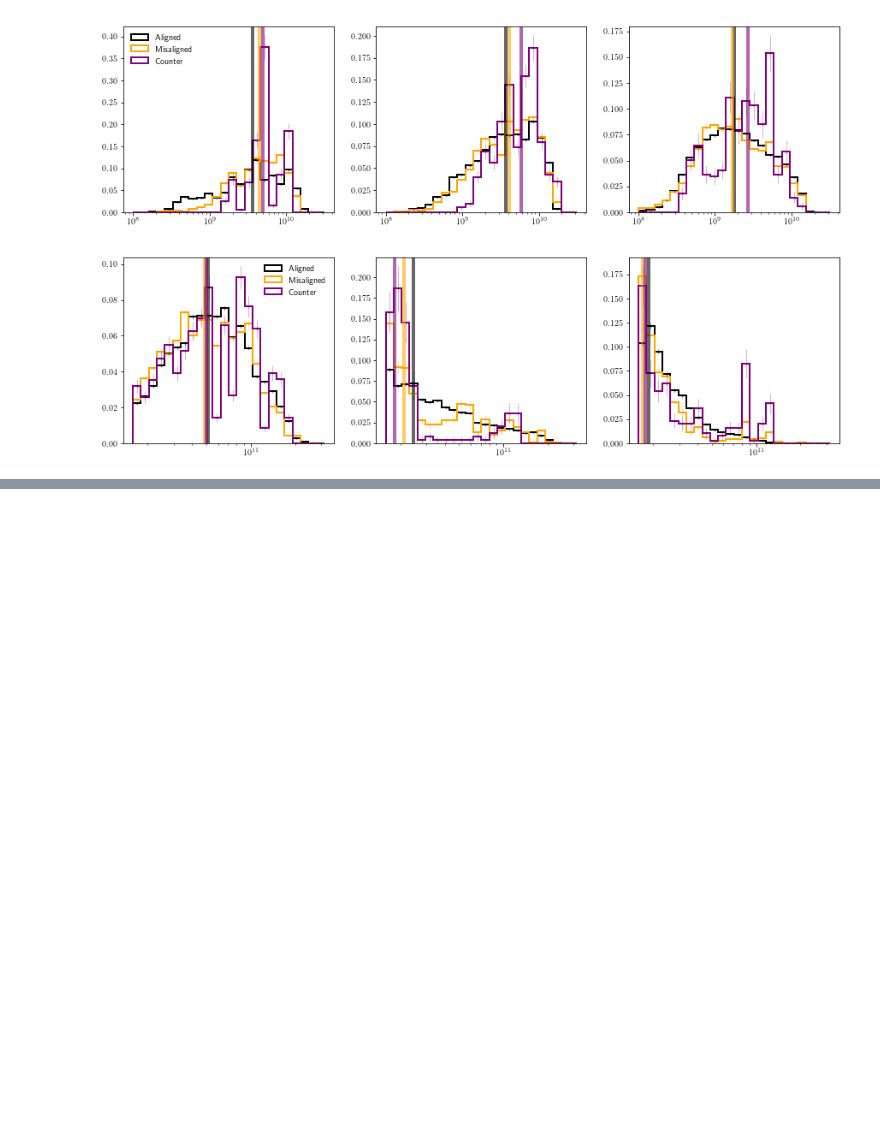
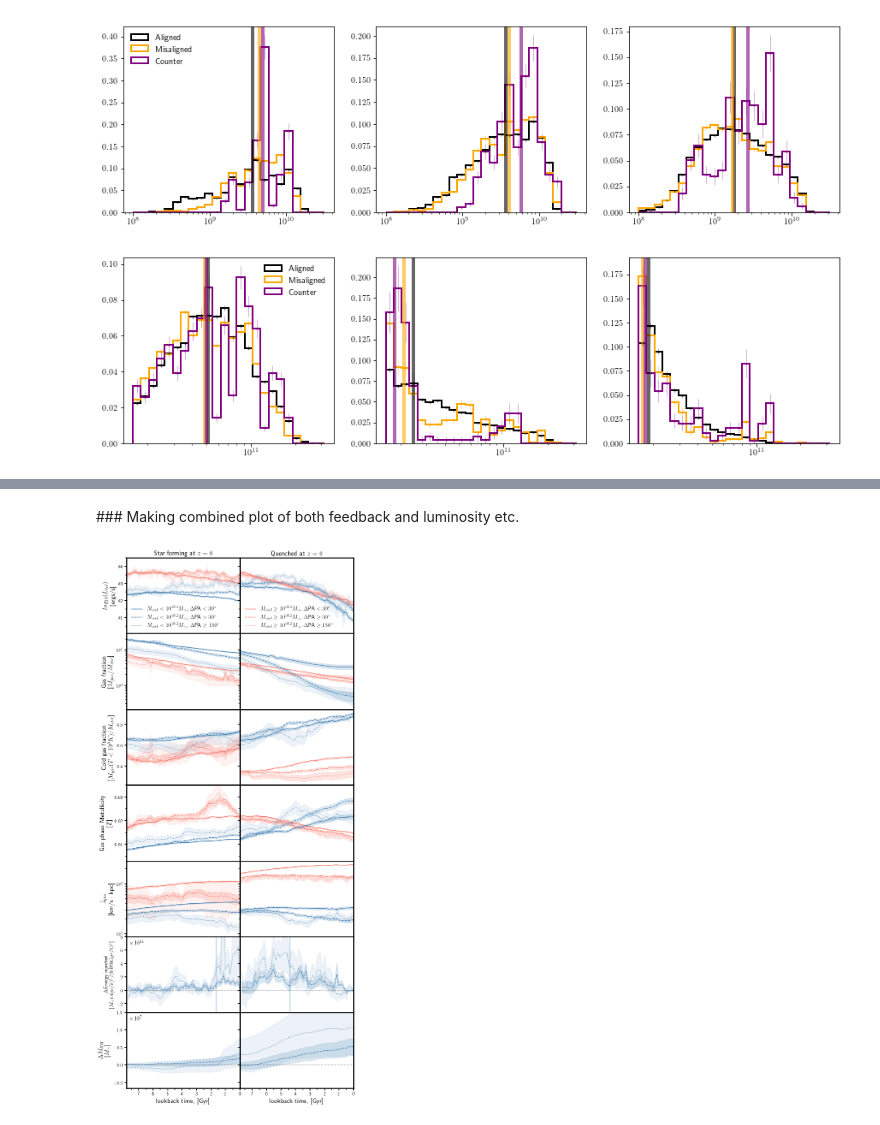
Before and after one commit to Chris-Duckworth/bh_star_gas_misalignment, a Jupyter notebook: local/scripts/black_hole_properties.ipynb, the cells around one changed output, grey strips where cells are left out. Cells and saved outputs as stored; diff of their text form; code cells hidden in the pictures; blank space fills up the shorter version.

Commit message:
updated plots and draft in near final form

```diff
--- a/local/scripts/black_hole_properties.ipynb
+++ b/local/scripts/black_hole_properties.ipynb
@@ -33,5 +33,3 @@ rcParams['xtick.minor.width'] = 1.5
 
 rcParams['xtick.labelsize'] = 'large'
 rcParams['tick.labelsize'] = 'large'
-# %%
-rcParams.keys()
@@ -157,6 +137,10 @@ See the caveats in the documentation: http://pandas.pydata.org/pandas-docs/stabl
 
 mass_tab = mass_tab.dropna(subset=['BH_InstantEgyInjection_Total'])
 mass_tab = mass_tab[(mass_tab.BH_InstantEgyInjection_Total < np.inf) & (mass_tab.BH_InstantEgyInjection_Total > -np.inf)]
+# %%
+### adding column of cold gas mass normalised by stellar mass.
+
+mass_tab['cold_gas_stellar_fraction'] = mass_tab.cold_gas_fraction.values * mass_tab.gas_fraction.values
 # %% [markdown]
 ### Splitting on mass percentiles!
 # %%
@@ -526,0 +551,69 @@ plt.show()
+# %% [markdown]
+### Making combined plot of both feedback and luminosity etc.
+# %%
+lower_mass = 10**10.2
+upper_mass = 10**10.2
+
+plt.cla()
+plt.close()
+fig, ax = plt.subplots(7, 2, figsize=(10, 24), sharey='row', sharex='all')
+plot_population.plot_two_evolution_mass(QU, SF, mass_tab, 'log10_Lbh_bol', 0, ax[0, :], lower_mass, upper_mass)
+plot_population.plot_two_evolution_mass(QU, SF, mass_tab, 'gas_fraction', 0, ax[1,:], lower_mass, upper_mass)
+plot_population.plot_two_evolution_mass(QU, SF, ang_tab, 'mag_sJ_gas', 0, ax[4,:], lower_mass, upper_mass)
+#plot_population.plot_row_evolution_mass(QU, GV, SF, mass_tab, 'BH_InstantEgyInjection_Total', 0, ax[2,:], lower_mass, upper_mass)
+plot_population.plot_two_evolution_mass(QU, SF, mass_tab, 'GasMetallicity', 0, ax[3,:], lower_mass, upper_mass)
+# central star formation?
+plot_population.plot_two_evolution_mass(QU, SF, mass_tab, 'cold_gas_stellar_fraction', 0, ax[2,:], lower_mass, upper_mass)
+
+ax[0,0].set_ylabel('$log_{10}(L_{bol})$ \n [ergs/s]', fontsize=16)
+ax[1,0].set_ylabel('Gas fraction \n [$M_{gas}$/$M_{stel}$]', fontsize=16)
+ax[4,0].set_ylabel('$j_{gas}$ \n [km/s $\cdot$ kpc]', fontsize=16)
+ax[3,0].set_ylabel('Gas phase Metallicity \n [Z]', fontsize=16)
+ax[2,0].set_ylabel('Cold gas fraction \n [$M_{gas}(T < 10^{5}K)$/$M_{stel}$]', fontsize=16)
+
+ax[0,0].set_title('Star forming at $z=0$', fontsize=17)
+ax[0,1].set_title('Quenched at $z=0$', fontsize=17)
+# ax[0,1].set_title('Green valley at $z=0$', fontsize=16)
+
+ax[-1,0].set_xlabel('lookback time, [Gyr]', fontsize=16)
+ax[-1,1].set_xlabel('lookback time, [Gyr]', fontsize=16)
+#ax[-1,2].set_xlabel('lookback time, [Gyr]', fontsize=16)
+
+ax[0,0].legend(frameon=False, fontsize=13.5)
+ax[0,1].legend(frameon=False, fontsize=13.5)
+
+ax[0,0].set_ylim([40.05, 44.5])
+plot_population.xtick_format(1, 0.5, ax[0,0], format='%1.0f')
+plot_population.ytick_format(1, 0.5, ax[0,0], format='%1.0f')
+
+ax[1,0].set_yscale('log')
+ax[2,0].set_yscale('log')
+
+ax[3,0].set_ylim([0.003, 0.035])
+plot_population.ytick_format(0.01, 0.005, ax[3,0], format='%1.2f')
+
+ax[4,0].set_yscale('log')
+
+plot_population.plot_two_residual_LM(QU, SF, mass_tab, 'BH_InstantEgyInjection_Total', 0, ax[5,:], 10**10.2, 10**10.2, peak=True)
+plot_population.plot_two_residual_LM(QU, SF, mass_tab, 'BH_mass', 0, ax[6,:], 10**10.2, 10**10.2)
+
+ax[5,0].set_ylim([-10**15/3, 0.8*10**15])
+ax[5,1].set_ylim([-10**15/3, 0.8*10**15])
+
+ax[6,0].set_ylim([-10**7 /1.5, 1.5*10**7])
+ax[6,1].set_ylim([-10**7 /1.5, 1.5*10**7])
+
+ax[5,0].set_ylabel('$\Delta$Energy injected \n [$M_{\odot} (ckpc/h)^{2} / (0.978 Gyr/h)^{2}$]', fontsize=13)
+ax[6,0].set_ylabel('$\Delta$$M_{BH}$ \n [$M_{\odot}$]', fontsize=15)
+ax[6,0].ticklabel_format(style='sci', axis='y', scilimits=(0,0))
+
+ax[6,0].yaxis.get_offset_text().set_visible(False)
+ax[6,0].annotate(r'$\times 10^{7}$', xy=(0.03, 0.905), xycoords='axes fraction', fontsize=15)
+
+ax[5,0].yaxis.get_offset_text().set_visible(False)
+ax[5,0].annotate(r'$\times 10^{14}$', xy=(0.03, 0.905), xycoords='axes fraction', fontsize=15)
+
+fig.subplots_adjust(wspace=0, hspace=0)
+plt.savefig(outplot+'time_evolution_combo_all.pdf', format='pdf', bbox_inches='tight')
+# %% [output]
+[figure, added]
```
Also changed, not shown: parts of 7 cells of this notebook, 8 other files.
